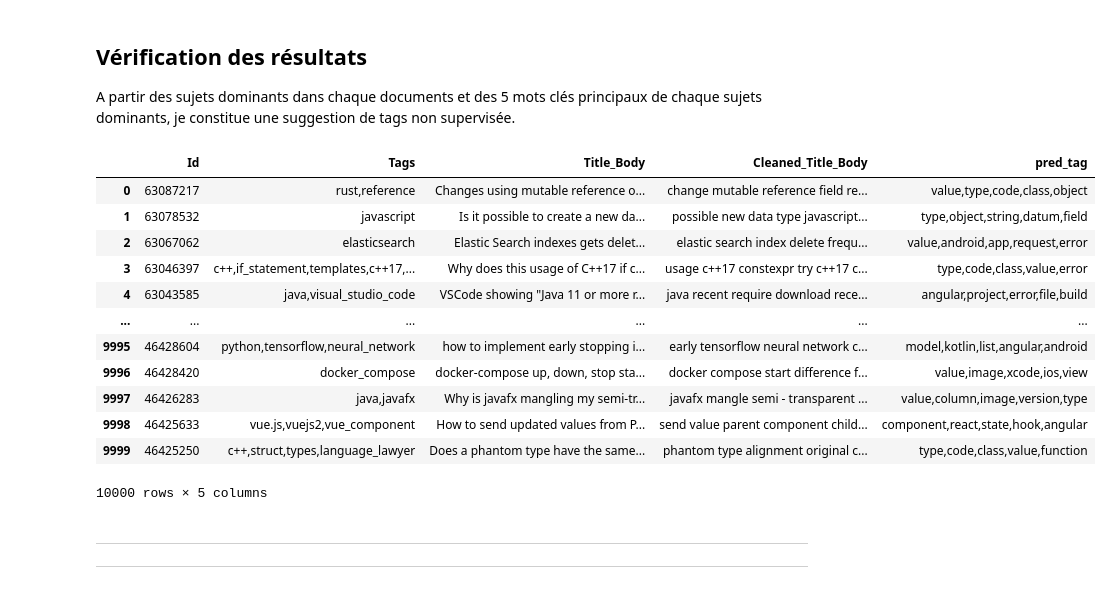
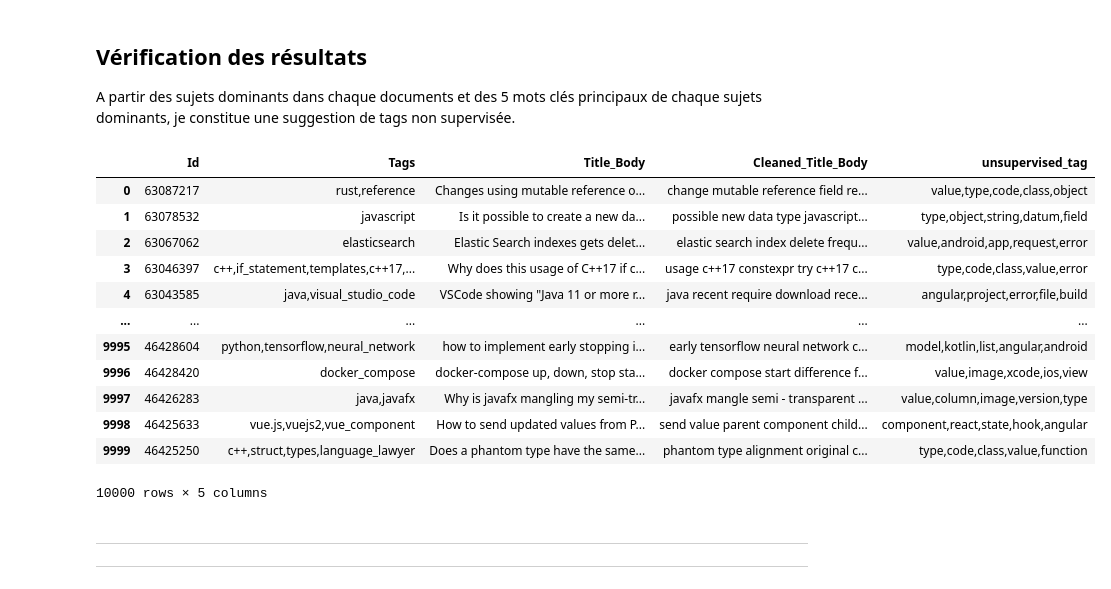
Before and after one commit to Adrian1903/Categorisez-automatiquement-des-questions, a Jupyter notebook: dev/03_modélisation.ipynb, the cells around one changed output. Drawn from its saved outputs; the diff is of its cells as text; code cells hidden in the pictures.

```diff
--- a/dev/03_modélisation.ipynb
+++ b/dev/03_modélisation.ipynb
@@ -256,11 +253,11 @@ pyLDAvis.display(panel)
 ## Vérification des résultats
 A partir des sujets dominants dans chaque documents et des 5 mots clés principaux de chaque sujets dominants, je constitue une suggestion de tags non supervisée.
 # %%
-pred_tag = get_pred_tag(doc_topic, df_topic_keywords, corpus)
+pred_tag = get_unsupervised_tag(doc_topic, df_topic_keywords, corpus)
 questions = pd.merge(questions, pred_tag, left_index=True, right_index=True)
 questions
 # %% [output]
-|  | Id | Tags | Title_Body | Cleaned_Title_Body | pred_tag |
+|  | Id | Tags | Title_Body | Cleaned_Title_Body | unsupervised_tag |
 | 0 | 63087217 | rust,reference | Changes using mutable reference o... | change mutable reference field re... | value,type,code,class,object |
 | 1 | 63078532 | javascript | Is it possible to create a new da... | possible new data type javascript... | type,object,string,datum,field |
 | 2 | 63067062 | elasticsearch | Elastic Search indexes gets delet... | elastic search index delete frequ... | value,android,app,request,error |
```
Also changed, not shown: parts of 23 cells of this notebook.
